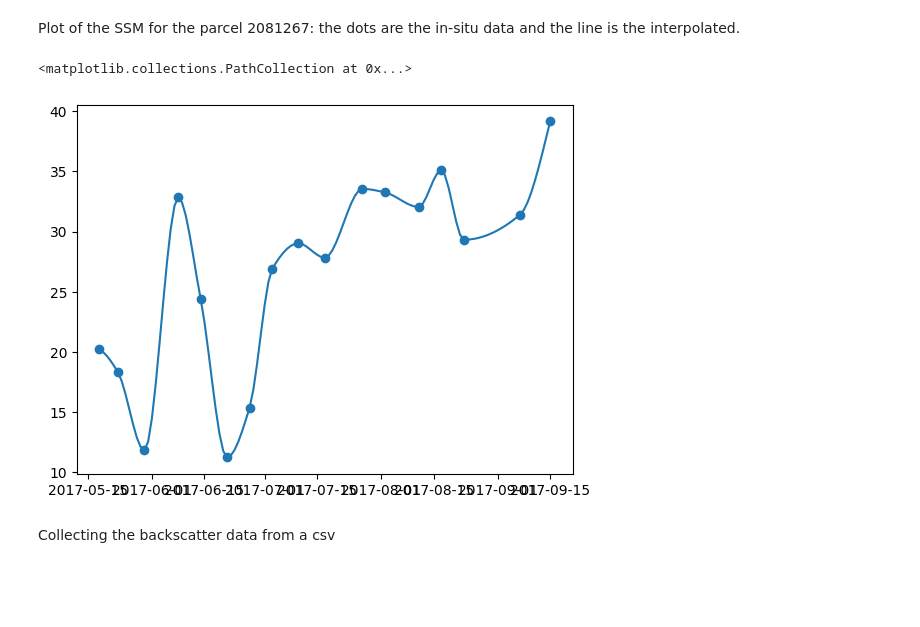
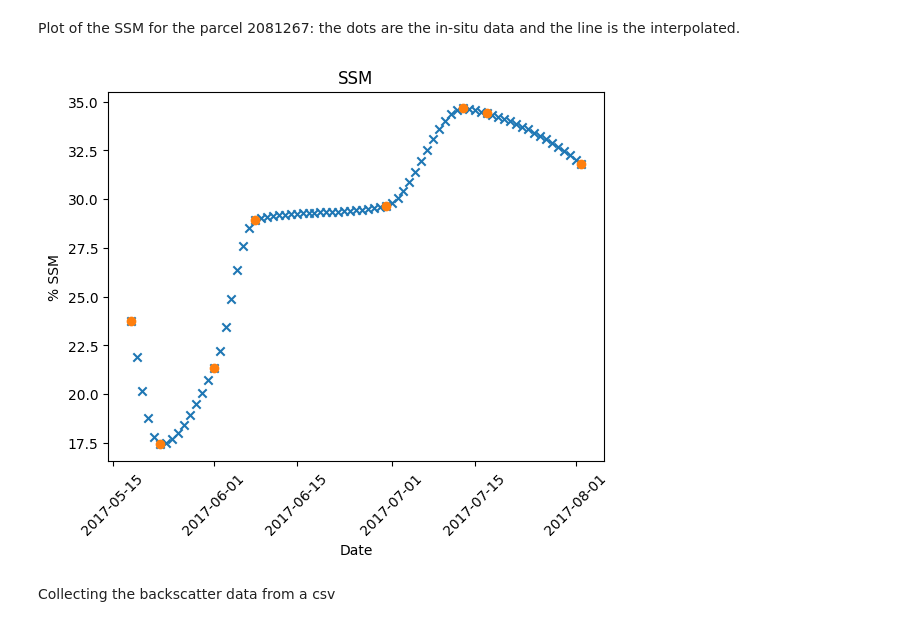
Before and after one commit to cFr4nk/Tesi_SAR_Analysis, a Jupyter notebook: moist_interpol.ipynb, the cells around one changed output. Cells and saved outputs as stored; diff of their text form; code cells hidden in the pictures; blank space fills up the shorter version.

```diff
--- a/moist_interpol.ipynb
+++ b/moist_interpol.ipynb
@@ -80,11 +99,15 @@ display(df_generale[df_generale['Code'] == 1697689].iloc[0:20])
 # %% [markdown]
 Plot of the SSM for the parcel 2081267: the dots are the in-situ data and the line is the interpolated.
 # %%
-plt.plot(df_generale[df_generale['Code'] == 2081267]['Date'], df_generale[df_generale['Code'] == 2081267]['Umidita_PCHIP_%'])
-plt.scatter(df_generale[df_generale['Code'] ==  2081267]['Date'], df_generale[df_generale['Code']==2081267]['Moist_situ'])
+plt.scatter(df_generale[df_generale['Code'] == 1698168]['Date'], df_generale[df_generale['Code'] == 1698168]['Umidita_PCHIP_%'], marker='x')
+plt.xlabel('Date')
+plt.ylabel('% SSM')
+plt.title('SSM')
+plt.xticks(rotation=45)
+plt.scatter(df_generale[df_generale['Code'] ==  1698168]['Date'], df_generale[df_generale['Code']==1698168]['Moist_situ'])
+plt.savefig('PCHIP')
 # %% [output]
-<matplotlib.collections.PathCollection at 0x...>
-[figure, old version]
+[figure, new version]
 # %% [markdown]
 Collecting the backscatter data from a csv
 # %%
```
Also changed, not shown: parts of 20 cells of this notebook, 8 other files.
